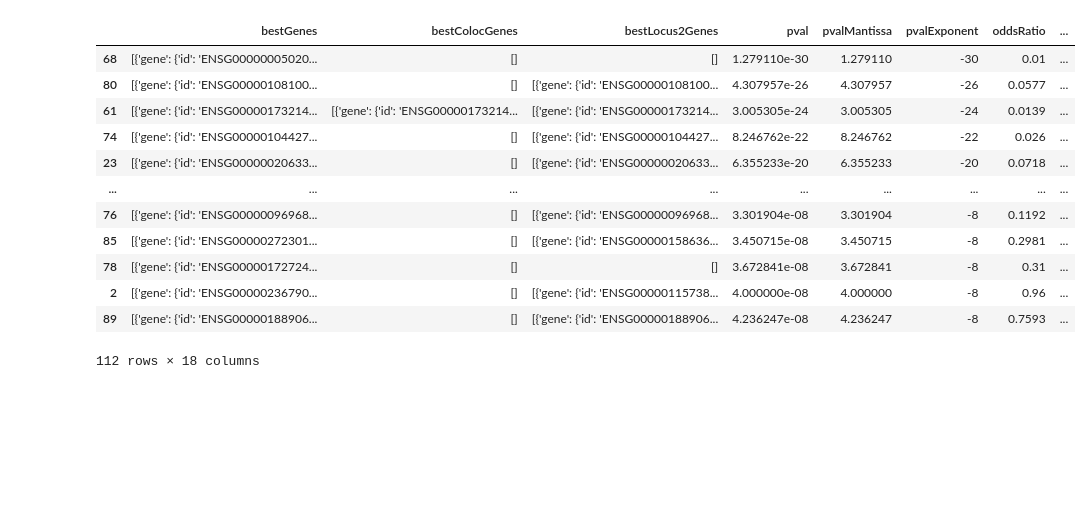
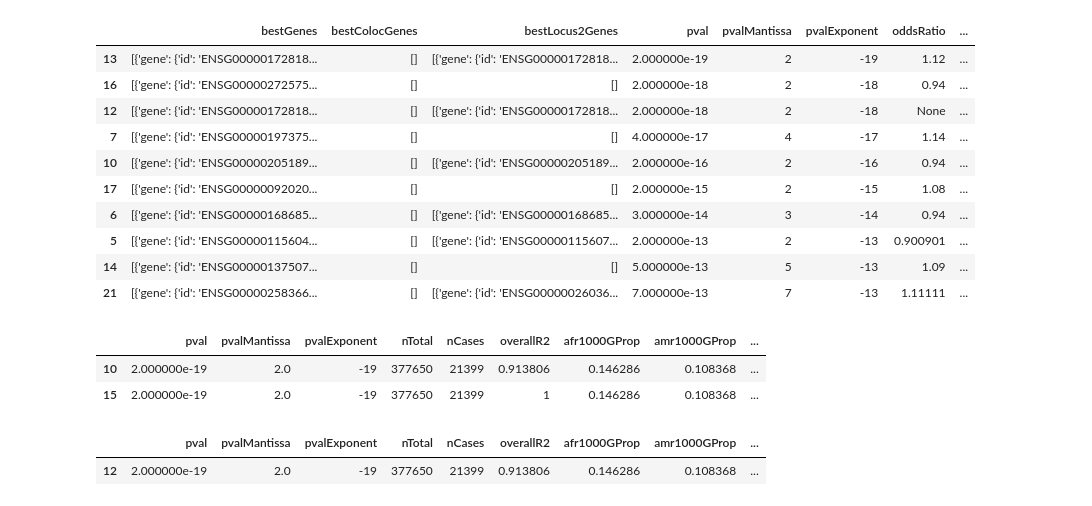
Before and after one commit to gokceneraslan/opentargets-genetics-python, a Jupyter notebook: notebook.ipynb, the cells around one changed output. Drawn from its saved outputs; the diff is of its cells as text; code cells hidden in the pictures; blank space fills up the shorter version.

Commit message:
Add index_variants_and_studies_for_tag_variant and tag_variants_and_studies_for_index_variant

```diff
--- a/notebook.ipynb
+++ b/notebook.ipynb
@@ -30,19 +30,30 @@ man
 | 0 | GCST003184 | Atopic dermatitis [EA, fixed effe... | [EFO_0000274] | PMID:26482879 | 2015-10-19 | Nat Genet | Multi-ancestry genome-wide associ... | Paternoster L | False | ... |
 | 1 | GCST005527 | Psoriasis | [EFO_0000676] | PMID:23143594 | 2012-12-01 | Nat Genet | Identification of 15 new psoriasi... | Tsoi LC | True | ... |
 # %%
-man = api.manhattan(study_ids=['GCST003184', 'GCST005527'])
-man.sort_values('pval')
+man = api.manhattan(study_ids=['GCST003184'])
+man.sort_values('pval').head(10)
 # %% [output]
 |  | bestGenes | bestColocGenes | bestLocus2Genes | pval | pvalMantissa | pvalExponent | oddsRatio | ... |
-| 68 | [{'gene': {'id': 'ENSG00000005020... | [] | [] | 1.279110e-30 | 1.279110 | -30 | 0.01 | ... |
-| 80 | [{'gene': {'id': 'ENSG00000108100... | [] | [{'gene': {'id': 'ENSG00000108100... | 4.307957e-26 | 4.307957 | -26 | 0.0577 | ... |
-| 61 | [{'gene': {'id': 'ENSG00000173214... | [{'gene': {'id': 'ENSG00000173214... | [{'gene': {'id': 'ENSG00000173214... | 3.005305e-24 | 3.005305 | -24 | 0.0139 | ... |
-| 74 | [{'gene': {'id': 'ENSG00000104427... | [] | [{'gene': {'id': 'ENSG00000104427... | 8.246762e-22 | 8.246762 | -22 | 0.026 | ... |
-| 23 | [{'gene': {'id': 'ENSG00000020633... | [] | [{'gene': {'id': 'ENSG00000020633... | 6.355233e-20 | 6.355233 | -20 | 0.0718 | ... |
-| ... | ... | ... | ... | ... | ... | ... | ... | ... |
-| 76 | [{'gene': {'id': 'ENSG00000096968... | [] | [{'gene': {'id': 'ENSG00000096968... | 3.301904e-08 | 3.301904 | -8 | 0.1192 | ... |
-| 85 | [{'gene': {'id': 'ENSG00000272301... | [] | [{'gene': {'id': 'ENSG00000158636... | 3.450715e-08 | 3.450715 | -8 | 0.2981 | ... |
-| 78 | [{'gene': {'id': 'ENSG00000172724... | [] | [] | 3.672841e-08 | 3.672841 | -8 | 0.31 | ... |
-| 2 | [{'gene': {'id': 'ENSG00000236790... | [] | [{'gene': {'id': 'ENSG00000115738... | 4.000000e-08 | 4.000000 | -8 | 0.96 | ... |
-| 89 | [{'gene': {'id': 'ENSG00000188906... | [] | [{'gene': {'id': 'ENSG00000188906... | 4.236247e-08 | 4.236247 | -8 | 0.7593 | ... |
+| 13 | [{'gene': {'id': 'ENSG00000172818... | [] | [{'gene': {'id': 'ENSG00000172818... | 2.000000e-19 | 2 | -19 | 1.12 | ... |
+| 16 | [{'gene': {'id': 'ENSG00000272575... | [] | [] | 2.000000e-18 | 2 | -18 | 0.94 | ... |
+| 12 | [{'gene': {'id': 'ENSG00000172818... | [] | [{'gene': {'id': 'ENSG00000172818... | 2.000000e-18 | 2 | -18 | None | ... |
+| 7 | [{'gene': {'id': 'ENSG00000197375... | [] | [] | 4.000000e-17 | 4 | -17 | 1.14 | ... |
+| 10 | [{'gene': {'id': 'ENSG00000205189... | [] | [{'gene': {'id': 'ENSG00000205189... | 2.000000e-16 | 2 | -16 | 0.94 | ... |
+| 17 | [{'gene': {'id': 'ENSG00000092020... | [] | [] | 2.000000e-15 | 2 | -15 | 1.08 | ... |
+| 6 | [{'gene': {'id': 'ENSG00000168685... | [] | [{'gene': {'id': 'ENSG00000168685... | 3.000000e-14 | 3 | -14 | 0.94 | ... |
+| 5 | [{'gene': {'id': 'ENSG00000115604... | [] | [{'gene': {'id': 'ENSG00000115607... | 2.000000e-13 | 2 | -13 | 0.900901 | ... |
+| 14 | [{'gene': {'id': 'ENSG00000137507... | [] | [] | 5.000000e-13 | 5 | -13 | 1.09 | ... |
+| 21 | [{'gene': {'id': 'ENSG00000258366... | [] | [{'gene': {'id': 'ENSG00000026036... | 7.000000e-13 | 7 | -13 | 1.11111 | ... |
-112 rows × 18 columns
+# %%
+res = api.tag_variants_and_studies_for_index_variant(index_variants=['11_65791795_A_G'], study_id='GCST003184')
+res
+# %% [output]
+|  | pval | pvalMantissa | pvalExponent | nTotal | nCases | overallR2 | afr1000GProp | amr1000GProp | ... |
+| 10 | 2.000000e-19 | 2.0 | -19 | 377650 | 21399 | 0.913806 | 0.146286 | 0.108368 | ... |
+| 15 | 2.000000e-19 | 2.0 | -19 | 377650 | 21399 | 1 | 0.146286 | 0.108368 | ... |
+# %%
+res = api.index_variants_and_studies_for_tag_variant(index_variants=['11_65788053_A_G'], study_id='GCST003184')
+res.head(10)
+# %% [output]
+|  | pval | pvalMantissa | pvalExponent | nTotal | nCases | overallR2 | afr1000GProp | amr1000GProp | ... |
+| 12 | 2.000000e-19 | 2.0 | -19 | 377650 | 21399 | 0.913806 | 0.146286 | 0.108368 | ... |
```
Also changed, not shown: 1 other file.
